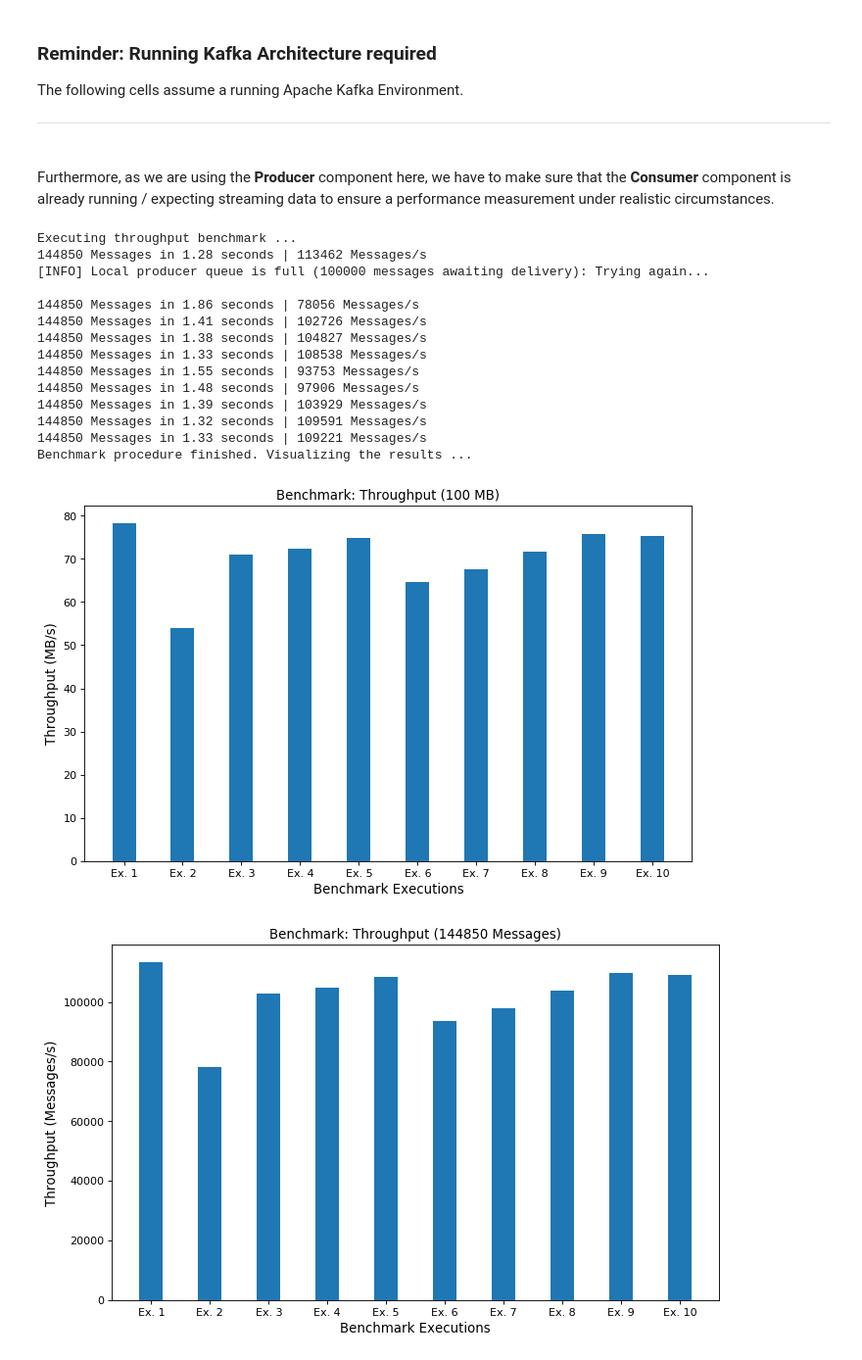
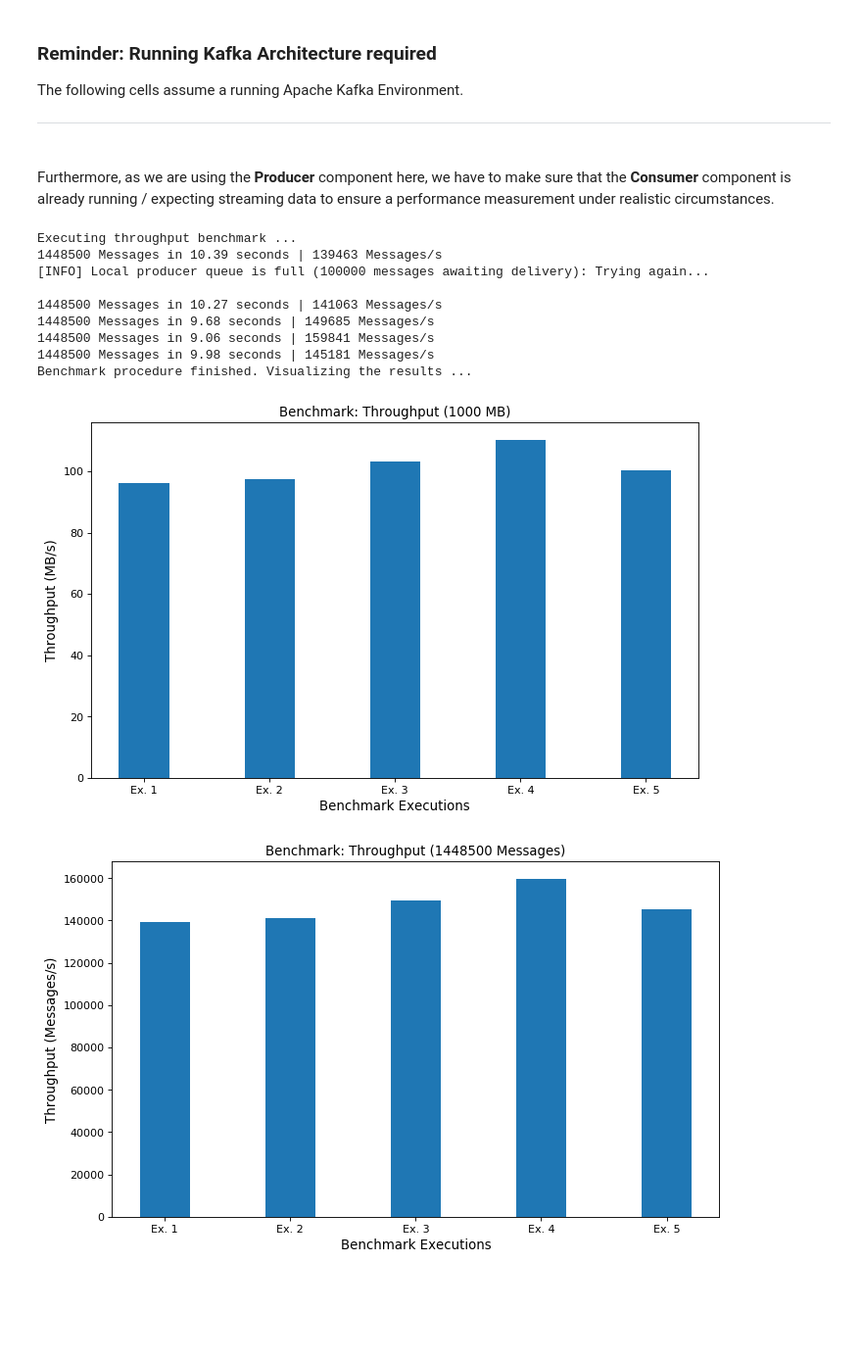
Before and after one commit to Manu10744/Stream-Analytics, a Jupyter notebook: kafka/analytics/one_broker/producer.ipynb, the cells around one changed output. Shown: that part at 98% size. Saved outputs shown, nothing was run; the diff lists cells and outputs as text; code cells hidden in the pictures; blank space fills up the shorter version.

Commit message:
Updated benchmarks by updating VM

```diff
--- a/kafka/analytics/one_broker/producer.ipynb
+++ b/kafka/analytics/one_broker/producer.ipynb
@@ -157,21 +157,16 @@ def benchmark(data_vol:int = 1000, exec_count: int = 10):
     plt.show()
 # %%
 # Execute the benchmark
-benchmark(data_vol=100, exec_count=10)
+benchmark(data_vol=1000, exec_count=5)
 # %% [output]
 Executing throughput benchmark ...
-144850 Messages in 1.28 seconds | 113462 Messages/s
+1448500 Messages in 10.39 seconds | 139463 Messages/s
 [INFO] Local producer queue is full (100000 messages awaiting delivery): Trying again...
 
-144850 Messages in 1.86 seconds | 78056 Messages/s
-144850 Messages in 1.41 seconds | 102726 Messages/s
-144850 Messages in 1.38 seconds | 104827 Messages/s
-144850 Messages in 1.33 seconds | 108538 Messages/s
-144850 Messages in 1.55 seconds | 93753 Messages/s
-144850 Messages in 1.48 seconds | 97906 Messages/s
-144850 Messages in 1.39 seconds | 103929 Messages/s
-144850 Messages in 1.32 seconds | 109591 Messages/s
-144850 Messages in 1.33 seconds | 109221 Messages/s
+1448500 Messages in 10.27 seconds | 141063 Messages/s
+1448500 Messages in 9.68 seconds | 149685 Messages/s
+1448500 Messages in 9.06 seconds | 159841 Messages/s
+1448500 Messages in 9.98 seconds | 145181 Messages/s
 Benchmark procedure finished. Visualizing the results ...
-[figure, old version]
+[figure, new version]
-[figure, old version]
+[figure, new version]
```
Also changed, not shown: 1 other file.
